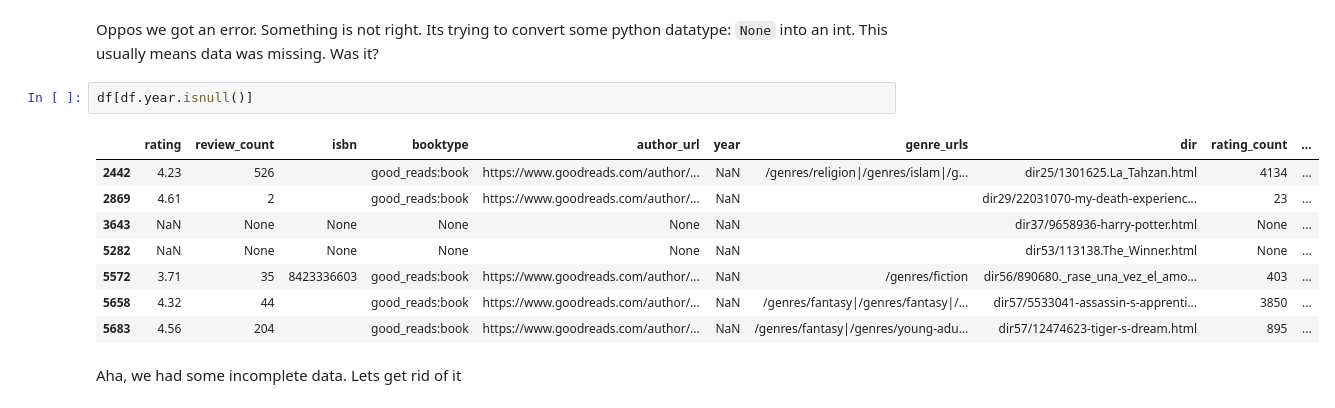
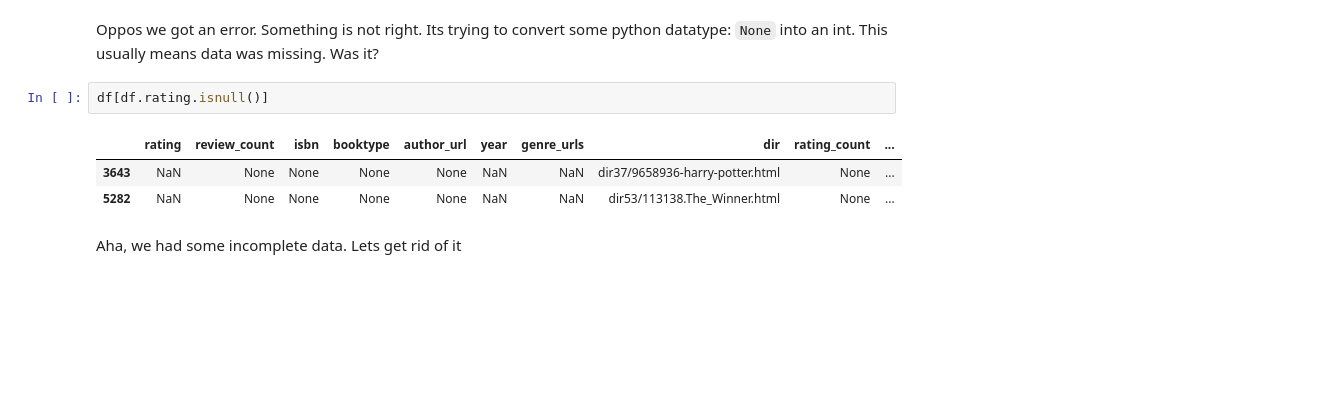
Before and after one commit to artgonline/2015lab1, a Jupyter notebook: Lab1-pythonpandas.ipynb, the cells around one changed output. Saved outputs shown, nothing was run; the diff lists cells and outputs as text; blank space fills up the shorter version.

```diff
--- a/Lab1-pythonpandas.ipynb
+++ b/Lab1-pythonpandas.ipynb
@@ -268,16 +307,11 @@ ValueError: invalid literal for long() with base 10: 'None'
 # %% [markdown]
 Oppos we got an error. Something is not right. Its trying to convert some python datatype: `None` into an int. This usually means data was missing. Was it?
 # %%
-df[df.year.isnull()]
+df[df.rating.isnull()]
 # %% [output]
 |  | rating | review_count | isbn | booktype | author_url | year | genre_urls | dir | rating_count | ... |
-| 2442 | 4.23 | 526 |  | good_reads:book | https://www.goodreads.com/author/... | NaN | /genres/religion|/genres/islam|/g... | dir25/1301625.La_Tahzan.html | 4134 | ... |
-| 2869 | 4.61 | 2 |  | good_reads:book | https://www.goodreads.com/author/... | NaN |  | dir29/22031070-my-death-experienc... | 23 | ... |
-| 3643 | NaN | None | None | None | None | NaN |  | dir37/9658936-harry-potter.html | None | ... |
-| 5282 | NaN | None | None | None | None | NaN |  | dir53/113138.The_Winner.html | None | ... |
-| 5572 | 3.71 | 35 | 8423336603 | good_reads:book | https://www.goodreads.com/author/... | NaN | /genres/fiction | dir56/890680._rase_una_vez_el_amo... | 403 | ... |
-| 5658 | 4.32 | 44 |  | good_reads:book | https://www.goodreads.com/author/... | NaN | /genres/fantasy|/genres/fantasy|/... | dir57/5533041-assassin-s-apprenti... | 3850 | ... |
-| 5683 | 4.56 | 204 |  | good_reads:book | https://www.goodreads.com/author/... | NaN | /genres/fantasy|/genres/young-adu... | dir57/12474623-tiger-s-dream.html | 895 | ... |
+| 3643 | NaN | None | None | None | None | NaN | NaN | dir37/9658936-harry-potter.html | None | ... |
+| 5282 | NaN | None | None | None | None | NaN | NaN | dir53/113138.The_Winner.html | None | ... |
 # %% [markdown]
 Aha, we had some incomplete data. Lets get rid of it
 # %%
```
Also changed, not shown: parts of 21 cells of this notebook, 1 other file.
